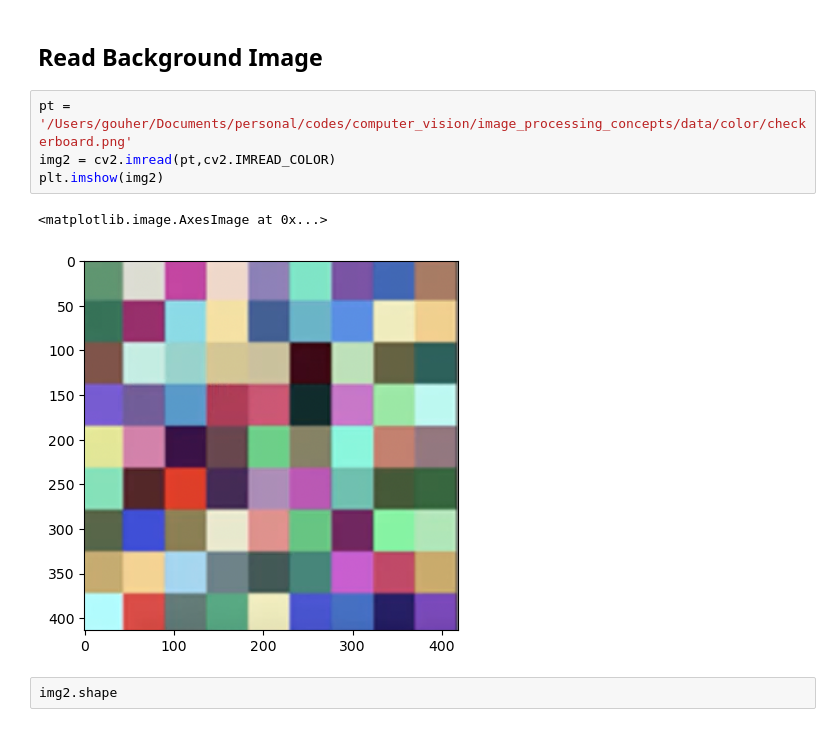
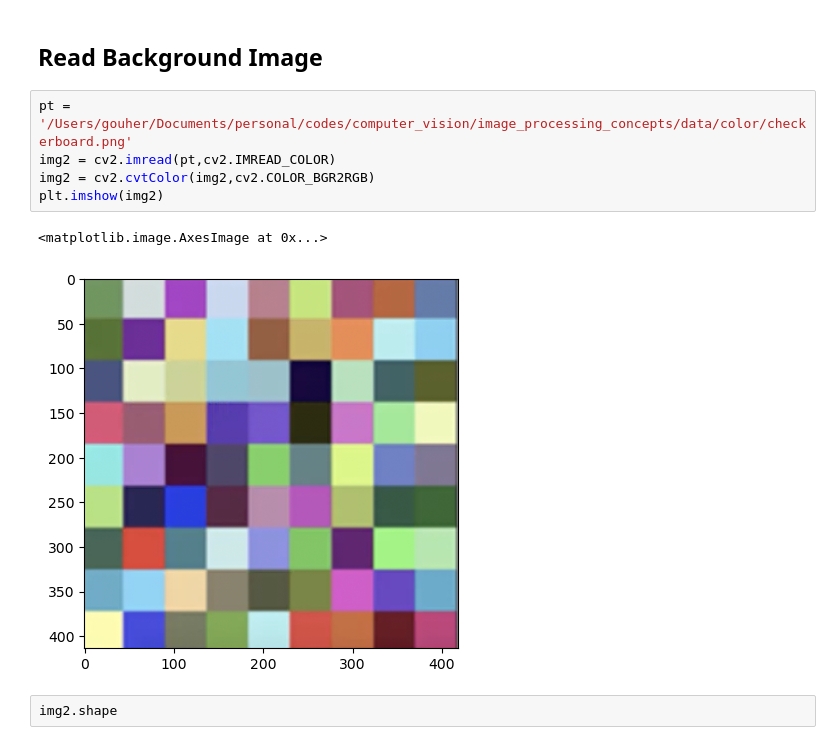
Before and after one commit to gouherdanish/image_processing_concepts, a Jupyter notebook: 3b_logo_manipulation.ipynb, the cells around one changed output. Drawn from its saved outputs; the diff is of its cells as text.

Commit message:
Update Notebook 3 for more image enhancement techniques

```diff
--- a/3b_logo_manipulation.ipynb
+++ b/3b_logo_manipulation.ipynb
@@ -33,10 +33,11 @@ img1.shape
 # %%
 pt = '/Users/gouher/Documents/personal/codes/computer_vision/image_processing_concepts/data/color/checkerboard.png'
 img2 = cv2.imread(pt,cv2.IMREAD_COLOR)
+img2 = cv2.cvtColor(img2,cv2.COLOR_BGR2RGB)
 plt.imshow(img2)
 # %% [output]
 <matplotlib.image.AxesImage at 0x...>
-[figure, old version]
+[figure, new version]
 # %%
 img2.shape
 # %% [output]
```
Also changed, not shown: parts of 12 cells of this notebook.
